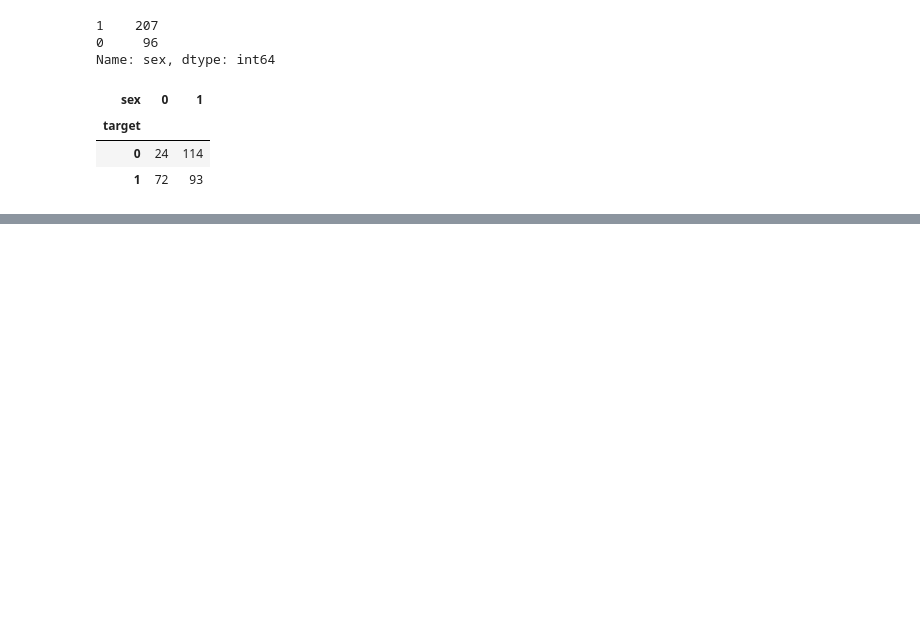
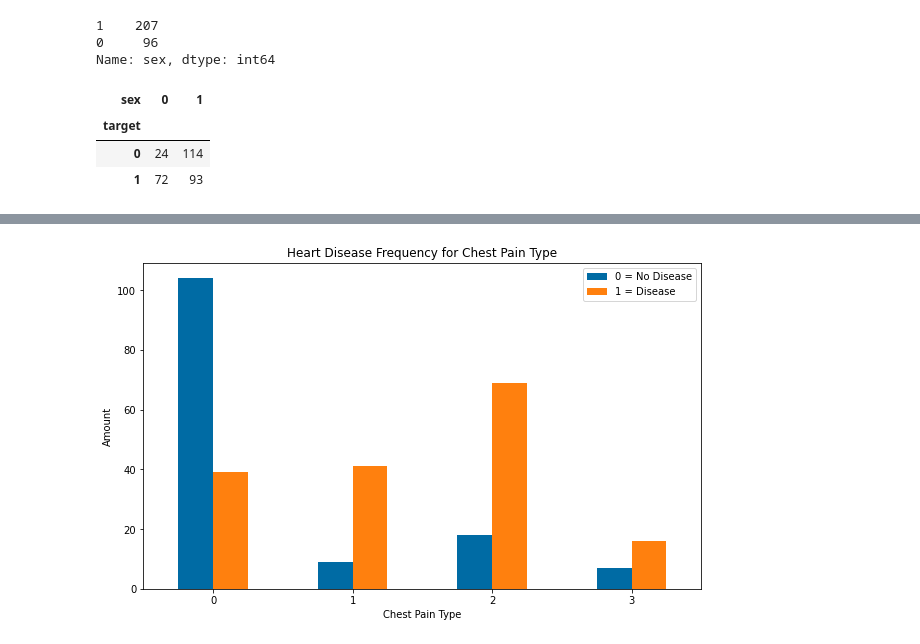
Before and after one commit to KyrylR/supervised-learning-classification, a Jupyter notebook: end-to-end-heart-disease-classification.ipynb, the cells around one changed output, grey strips where cells are left out. Saved outputs shown, nothing was run; the diff lists cells and outputs as text; code cells hidden in the pictures; blank space fills up the shorter version.

```diff
--- a/end-to-end-heart-disease-classification.ipynb
+++ b/end-to-end-heart-disease-classification.ipynb
@@ -215,0 +248,4 @@ plt.xticks(rotation=0)
+# %%
+compare_crosstab_plot(df.cp, "Chest Pain Type")
+# %% [output]
+[figure, added]
```
Also changed, not shown: parts of 17 cells of this notebook.
